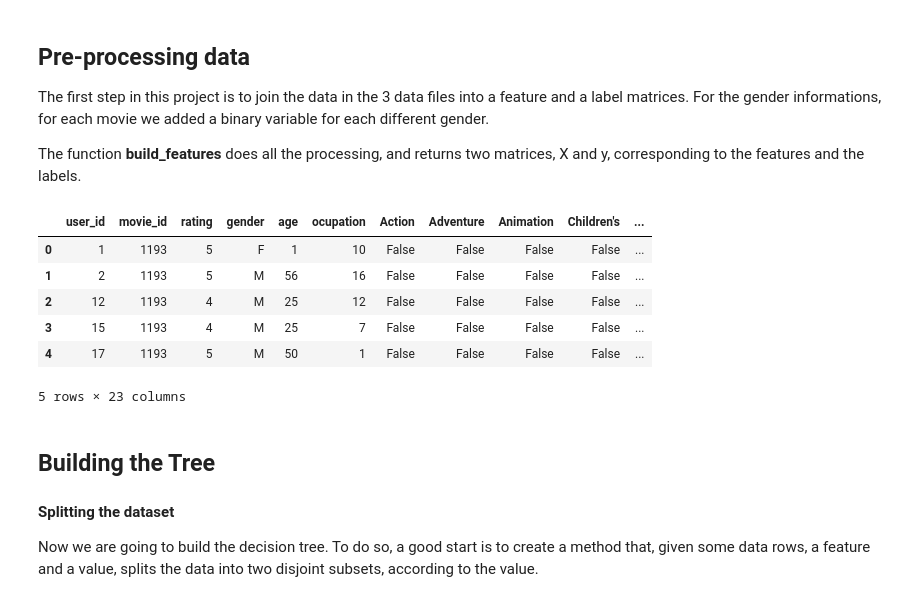
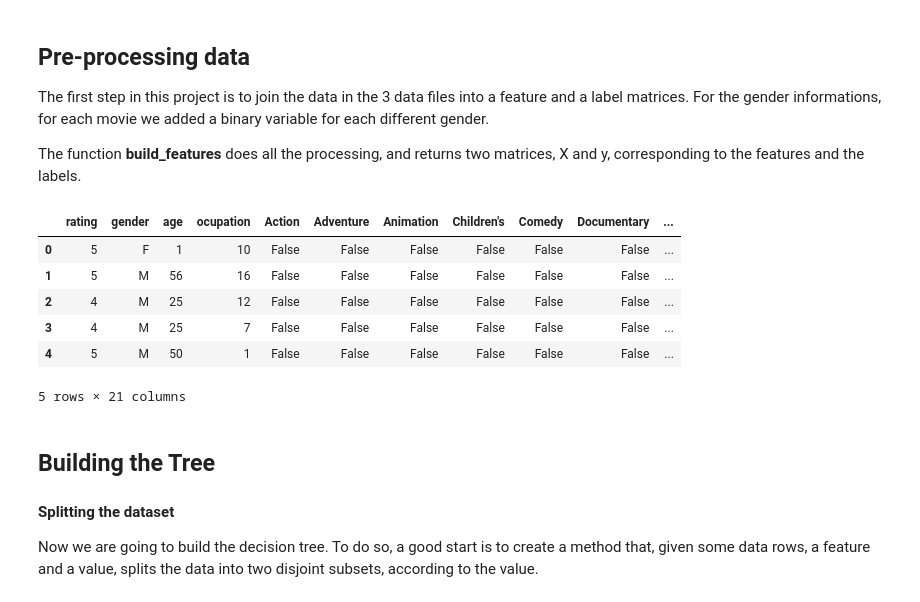
Before and after one commit to gabrielilharco/ctc17-project3, a Jupyter notebook: src/main.ipynb, the cells around one changed output. Drawn from its saved outputs; the diff is of its cells as text; code cells hidden in the pictures.

```diff
--- a/src/main.ipynb
+++ b/src/main.ipynb
@@ -61,41 +61,42 @@ def build_features():
 
     # reading users data
     users_df = pd.read_table('../data/users.dat',
                     names=['user_id', 'gender', 'age', 'ocupation', 'zip_code'],
                      sep='::', engine='python')
     users_df['user_id'] = users_df['user_id'].apply(lambda x: str(x))
     users_df['ocupation'] = users_df['ocupation'].apply(lambda x: str(x))
 
     # reading ratings data
     ratings_df = pd.read_table('../data/ratings.dat',
                     names=['user_id', 'movie_id', 'rating', 'timestamp'],
                     sep='::', engine='python')
     ratings_df['movie_id'] = ratings_df['movie_id'].apply(lambda x: str(x))
     ratings_df['user_id'] = ratings_df['user_id'].apply(lambda x: str(x))
 
     # join tables
     user_ratings_df = ratings_df.merge(users_df, how='inner', on='user_id')
     features_df = user_ratings_df.merge(movies_df, how='inner', on='movie_id')
 
     # drop unwanted features
     features_df = features_df.drop('timestamp', 1)
     features_df = features_df.drop('zip_code', 1)
-
+    features_df = features_df.drop('user_id', 1)
+    features_df = features_df.drop('movie_id', 1)
 
     # print first 5 rows
     display(features_df.head())
 
     return features_df
 
 data = build_features()
 # %% [output]
-|  | user_id | movie_id | rating | gender | age | ocupation | Action | Adventure | Animation | Children's | ... |
-| 0 | 1 | 1193 | 5 | F | 1 | 10 | False | False | False | False | ... |
-| 1 | 2 | 1193 | 5 | M | 56 | 16 | False | False | False | False | ... |
-| 2 | 12 | 1193 | 4 | M | 25 | 12 | False | False | False | False | ... |
-| 3 | 15 | 1193 | 4 | M | 25 | 7 | False | False | False | False | ... |
-| 4 | 17 | 1193 | 5 | M | 50 | 1 | False | False | False | False | ... |
+|  | rating | gender | age | ocupation | Action | Adventure | Animation | Children's | Comedy | Documentary | ... |
+| 0 | 5 | F | 1 | 10 | False | False | False | False | False | False | ... |
+| 1 | 5 | M | 56 | 16 | False | False | False | False | False | False | ... |
+| 2 | 4 | M | 25 | 12 | False | False | False | False | False | False | ... |
+| 3 | 4 | M | 25 | 7 | False | False | False | False | False | False | ... |
+| 4 | 5 | M | 50 | 1 | False | False | False | False | False | False | ... |
-5 rows × 23 columns
+5 rows × 21 columns
 # %% [markdown]
 ## Building the Tree
 
```
Also changed, not shown: parts of 8 cells of this notebook.
